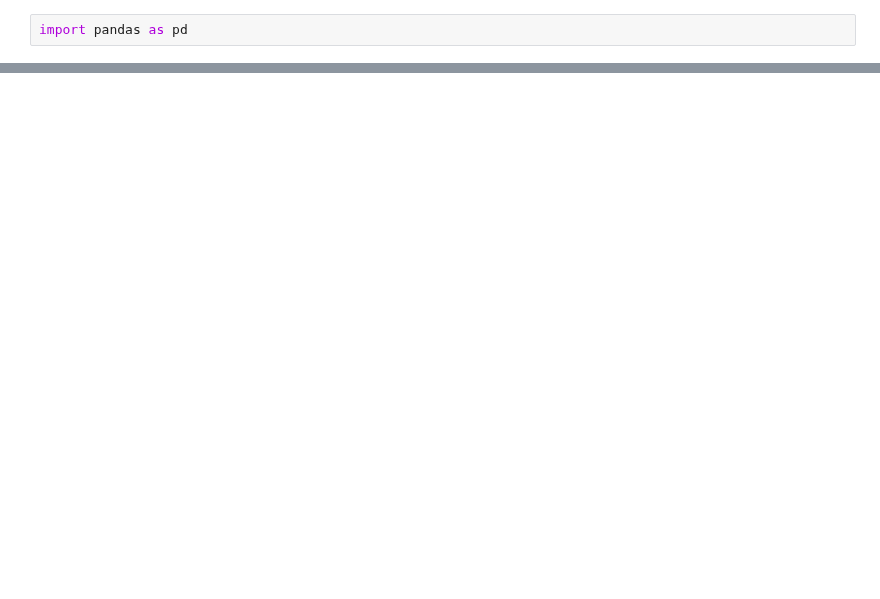
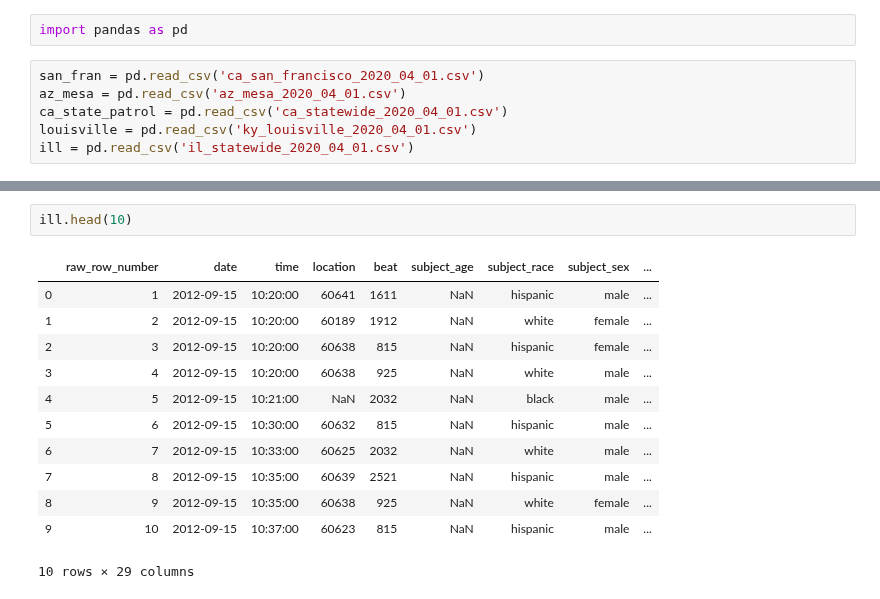
Before and after one commit to tahentx/pv_workbook, a Jupyter notebook: datascience/policing/stanford_policing_eda.ipynb, the cells around one changed output, grey strips where cells are left out. Cells and saved outputs as stored; diff of their text form; blank space fills up the shorter version.

```diff
--- a/datascience/policing/stanford_policing_eda.ipynb
+++ b/datascience/policing/stanford_policing_eda.ipynb
@@ -1,2 +1,8 @@
 # %%
 import pandas as pd
+# %%
+san_fran = pd.read_csv('ca_san_francisco_2020_04_01.csv')
+az_mesa = pd.read_csv('az_mesa_2020_04_01.csv')
+ca_state_patrol = pd.read_csv('ca_statewide_2020_04_01.csv')
+louisville = pd.read_csv('ky_louisville_2020_04_01.csv')
+ill = pd.read_csv('il_statewide_2020_04_01.csv')
@@ -2,0 +114,15 @@ import pandas as pd
+# %%
+ill.head(10)
+# %% [output]
+|  | raw_row_number | date | time | location | beat | subject_age | subject_race | subject_sex | ... |
+| 0 | 1 | 2012-09-15 | 10:20:00 | 60641 | 1611 | NaN | hispanic | male | ... |
+| 1 | 2 | 2012-09-15 | 10:20:00 | 60189 | 1912 | NaN | white | female | ... |
+| 2 | 3 | 2012-09-15 | 10:20:00 | 60638 | 815 | NaN | hispanic | female | ... |
+| 3 | 4 | 2012-09-15 | 10:20:00 | 60638 | 925 | NaN | white | male | ... |
+| 4 | 5 | 2012-09-15 | 10:21:00 | NaN | 2032 | NaN | black | male | ... |
+| 5 | 6 | 2012-09-15 | 10:30:00 | 60632 | 815 | NaN | hispanic | male | ... |
+| 6 | 7 | 2012-09-15 | 10:33:00 | 60625 | 2032 | NaN | white | male | ... |
+| 7 | 8 | 2012-09-15 | 10:35:00 | 60639 | 2521 | NaN | hispanic | male | ... |
+| 8 | 9 | 2012-09-15 | 10:35:00 | 60638 | 925 | NaN | white | female | ... |
+| 9 | 10 | 2012-09-15 | 10:37:00 | 60623 | 815 | NaN | hispanic | male | ... |
+10 rows × 29 columns
```
Also changed, not shown: parts of 19 cells of this notebook.
